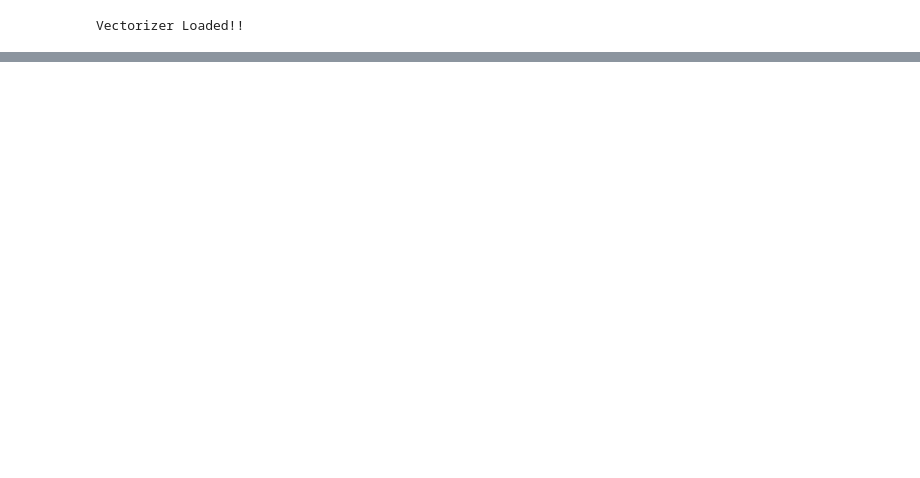
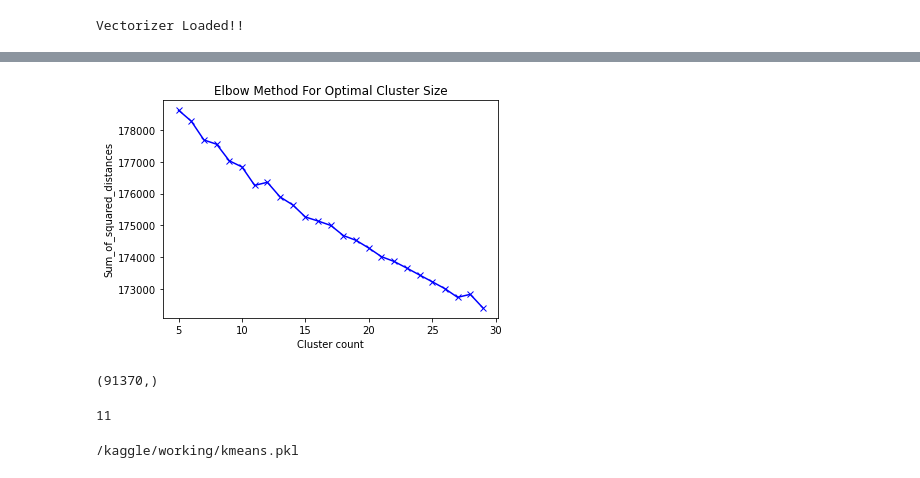
Before and after one commit to Connecting-the-Dots-with-ML/Email-Semantic-Analysis, a Jupyter notebook: training-the-k-means-clustering.ipynb, the cells around one changed output, grey strips where cells are left out. Cells and saved outputs as stored; diff of their text form; code cells hidden in the pictures; blank space fills up the shorter version.

```diff
--- a/training-the-k-means-clustering.ipynb
+++ b/training-the-k-means-clustering.ipynb
@@ -95,0 +136,13 @@ See the caveats in the documentation: https://pandas.pydata.org/pandas-docs/stab
+# %%
+#Find optimal cluster size by finding sum-of-squared-distances
+
+sosd = []
+#Run clustering for sizes 1 to 15 and capture inertia
+K = range(5,30)
+for k in K:
+    km = KMeans(n_clusters=k, n_jobs=-1) #-1 will use all cores of CPU for computation
+    km = km.fit(matrix)
+    sosd.append(km.inertia_)
+    print(str(k) + "processed")
+
+print("Sum of squared distances : " ,sosd)
@@ -95,0 +163,12 @@ See the caveats in the documentation: https://pandas.pydata.org/pandas-docs/stab
+# %%
+
+#Plot sosd against number of clusters
+import matplotlib.pyplot as plt
+%matplotlib inline
+plt.plot(K, sosd, 'bx-')
+plt.xlabel('Cluster count')
+plt.ylabel('Sum_of_squared_distances')
+plt.title('Elbow Method For Optimal Cluster Size')
+plt.show()
+# %% [output]
+[figure, added]
@@ -95,0 +181,8 @@ See the caveats in the documentation: https://pandas.pydata.org/pandas-docs/stab
+# %%
+clusters.shape
+# %% [output]
+(91370,)
+# %%
+len(set(clusters))
+# %% [output]
+11
@@ -95,0 +191,7 @@ See the caveats in the documentation: https://pandas.pydata.org/pandas-docs/stab
+# %%
+import os
+os.chdir(r'../working')
+from IPython.display import FileLink
+FileLink(r'kmeans.pkl')
+# %% [output]
+/kaggle/working/kmeans.pkl
```
Also changed, not shown: parts of 30 cells of this notebook, 5 other files.
